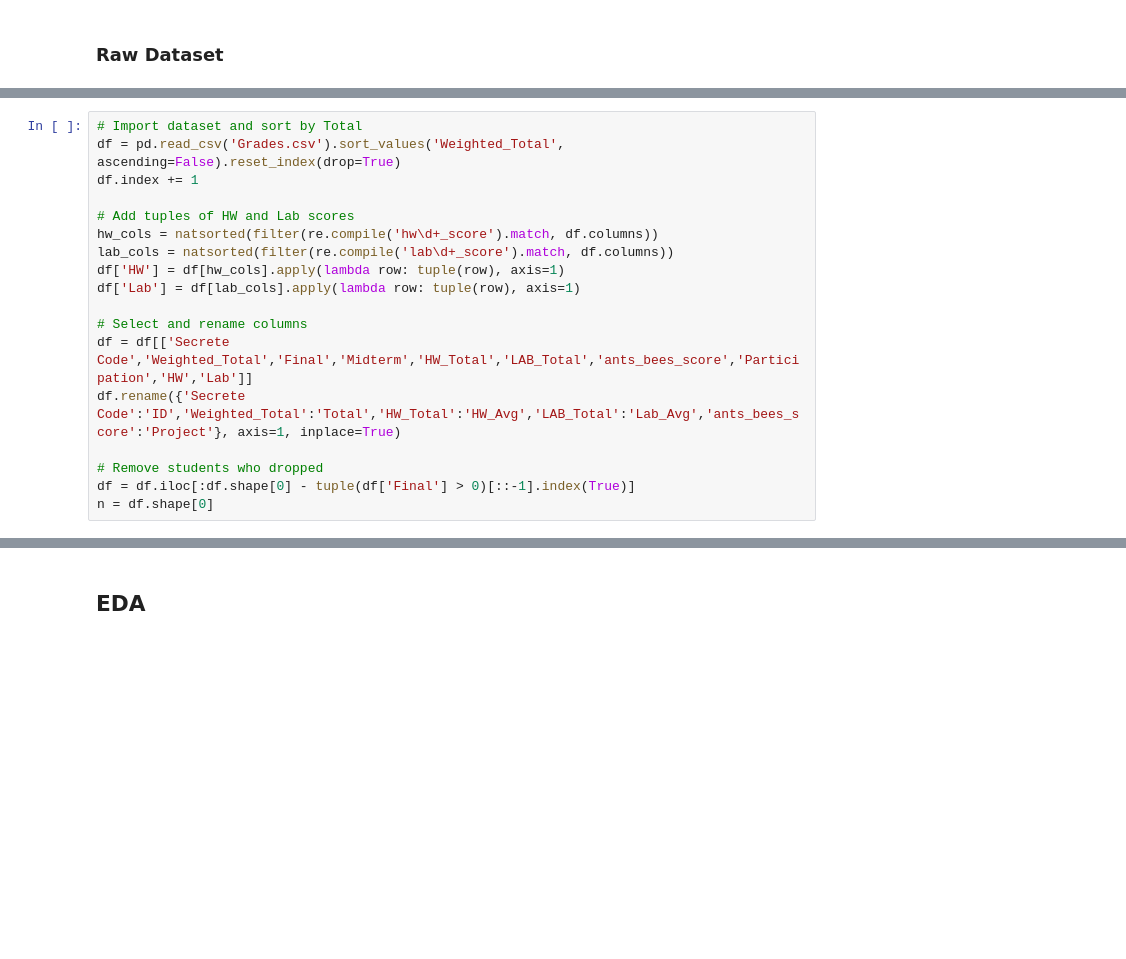
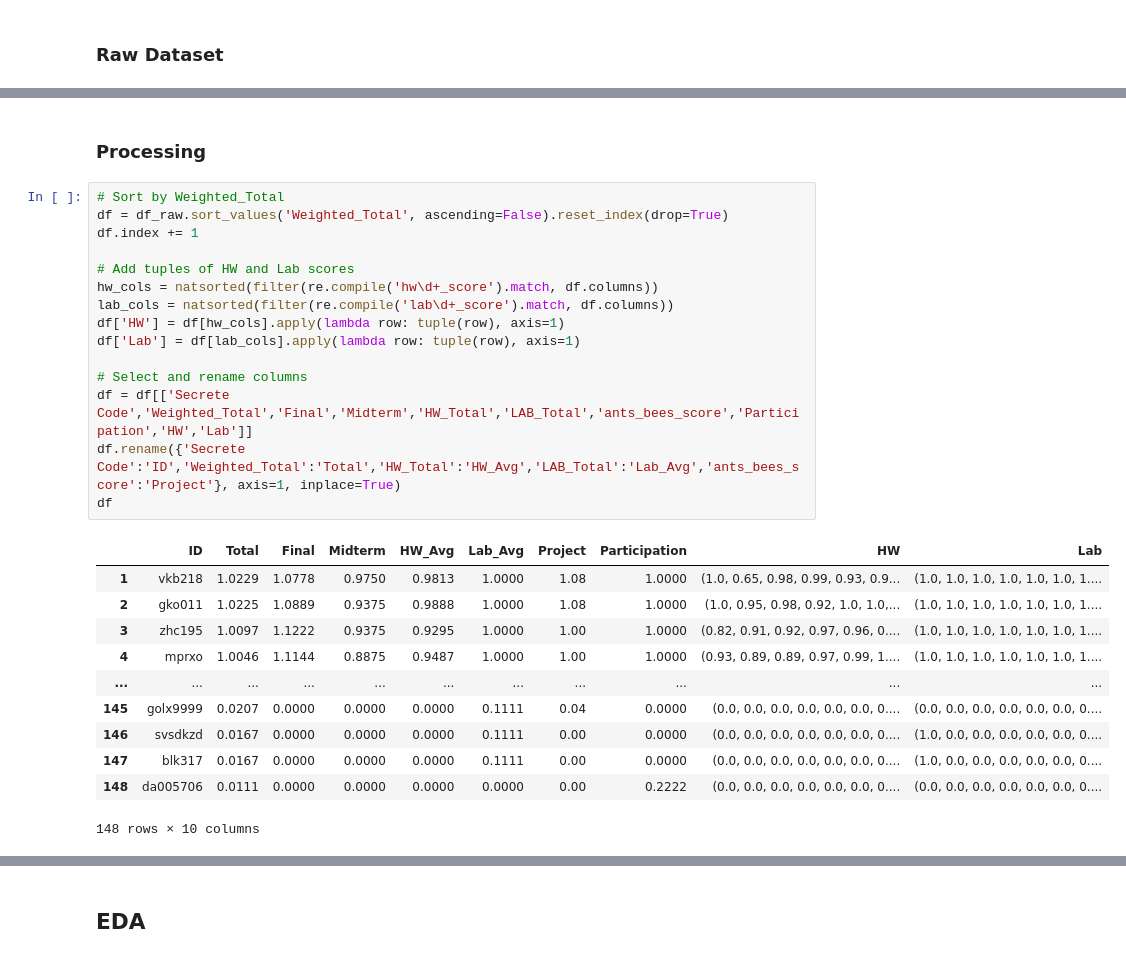
Before and after one commit to dleestat/grades, a Jupyter notebook: Grades.ipynb, the cells around one changed output, grey strips where cells are left out. Cells and saved outputs as stored; diff of their text form; blank space fills up the shorter version.

```diff
--- a/Grades.ipynb
+++ b/Grades.ipynb
@@ -72,18 +80,29 @@ pd.read_csv('Grades.csv').head()
+# %% [markdown]
+### Processing
 # %%
-# Import dataset and sort by Total
-df = pd.read_csv('Grades.csv').sort_values('Weighted_Total', ascending=False).reset_index(drop=True)
+# Sort by Weighted_Total
+df = df_raw.sort_values('Weighted_Total', ascending=False).reset_index(drop=True)
 df.index += 1
 
 # Add tuples of HW and Lab scores
 hw_cols = natsorted(filter(re.compile('hw\d+_score').match, df.columns))
 lab_cols = natsorted(filter(re.compile('lab\d+_score').match, df.columns))
 df['HW'] = df[hw_cols].apply(lambda row: tuple(row), axis=1)
 df['Lab'] = df[lab_cols].apply(lambda row: tuple(row), axis=1)
 
 # Select and rename columns
 df = df[['Secrete Code','Weighted_Total','Final','Midterm','HW_Total','LAB_Total','ants_bees_score','Participation','HW','Lab']]
 df.rename({'Secrete Code':'ID','Weighted_Total':'Total','HW_Total':'HW_Avg','LAB_Total':'Lab_Avg','ants_bees_score':'Project'}, axis=1, inplace=True)
-
-# Remove students who dropped
-df = df.iloc[:df.shape[0] - tuple(df['Final'] > 0)[::-1].index(True)]
-n = df.shape[0]
+df
+# %% [output]
+|  | ID | Total | Final | Midterm | HW_Avg | Lab_Avg | Project | Participation | HW | Lab |
+| 1 | vkb218 | 1.0229 | 1.0778 | 0.9750 | 0.9813 | 1.0000 | 1.08 | 1.0000 | (1.0, 0.65, 0.98, 0.99, 0.93, 0.9... | (1.0, 1.0, 1.0, 1.0, 1.0, 1.0, 1.... |
+| 2 | gko011 | 1.0225 | 1.0889 | 0.9375 | 0.9888 | 1.0000 | 1.08 | 1.0000 | (1.0, 0.95, 0.98, 0.92, 1.0, 1.0,... | (1.0, 1.0, 1.0, 1.0, 1.0, 1.0, 1.... |
+| 3 | zhc195 | 1.0097 | 1.1222 | 0.9375 | 0.9295 | 1.0000 | 1.00 | 1.0000 | (0.82, 0.91, 0.92, 0.97, 0.96, 0.... | (1.0, 1.0, 1.0, 1.0, 1.0, 1.0, 1.... |
+| 4 | mprxo | 1.0046 | 1.1144 | 0.8875 | 0.9487 | 1.0000 | 1.00 | 1.0000 | (0.93, 0.89, 0.89, 0.97, 0.99, 1.... | (1.0, 1.0, 1.0, 1.0, 1.0, 1.0, 1.... |
+| ... | ... | ... | ... | ... | ... | ... | ... | ... | ... | ... |
+| 145 | golx9999 | 0.0207 | 0.0000 | 0.0000 | 0.0000 | 0.1111 | 0.04 | 0.0000 | (0.0, 0.0, 0.0, 0.0, 0.0, 0.0, 0.... | (0.0, 0.0, 0.0, 0.0, 0.0, 0.0, 0.... |
+| 146 | svsdkzd | 0.0167 | 0.0000 | 0.0000 | 0.0000 | 0.1111 | 0.00 | 0.0000 | (0.0, 0.0, 0.0, 0.0, 0.0, 0.0, 0.... | (1.0, 0.0, 0.0, 0.0, 0.0, 0.0, 0.... |
+| 147 | blk317 | 0.0167 | 0.0000 | 0.0000 | 0.0000 | 0.1111 | 0.00 | 0.0000 | (0.0, 0.0, 0.0, 0.0, 0.0, 0.0, 0.... | (1.0, 0.0, 0.0, 0.0, 0.0, 0.0, 0.... |
+| 148 | da005706 | 0.0111 | 0.0000 | 0.0000 | 0.0000 | 0.0000 | 0.00 | 0.2222 | (0.0, 0.0, 0.0, 0.0, 0.0, 0.0, 0.... | (0.0, 0.0, 0.0, 0.0, 0.0, 0.0, 0.... |
+148 rows × 10 columns
```
Also changed, not shown: parts of 14 cells of this notebook.
